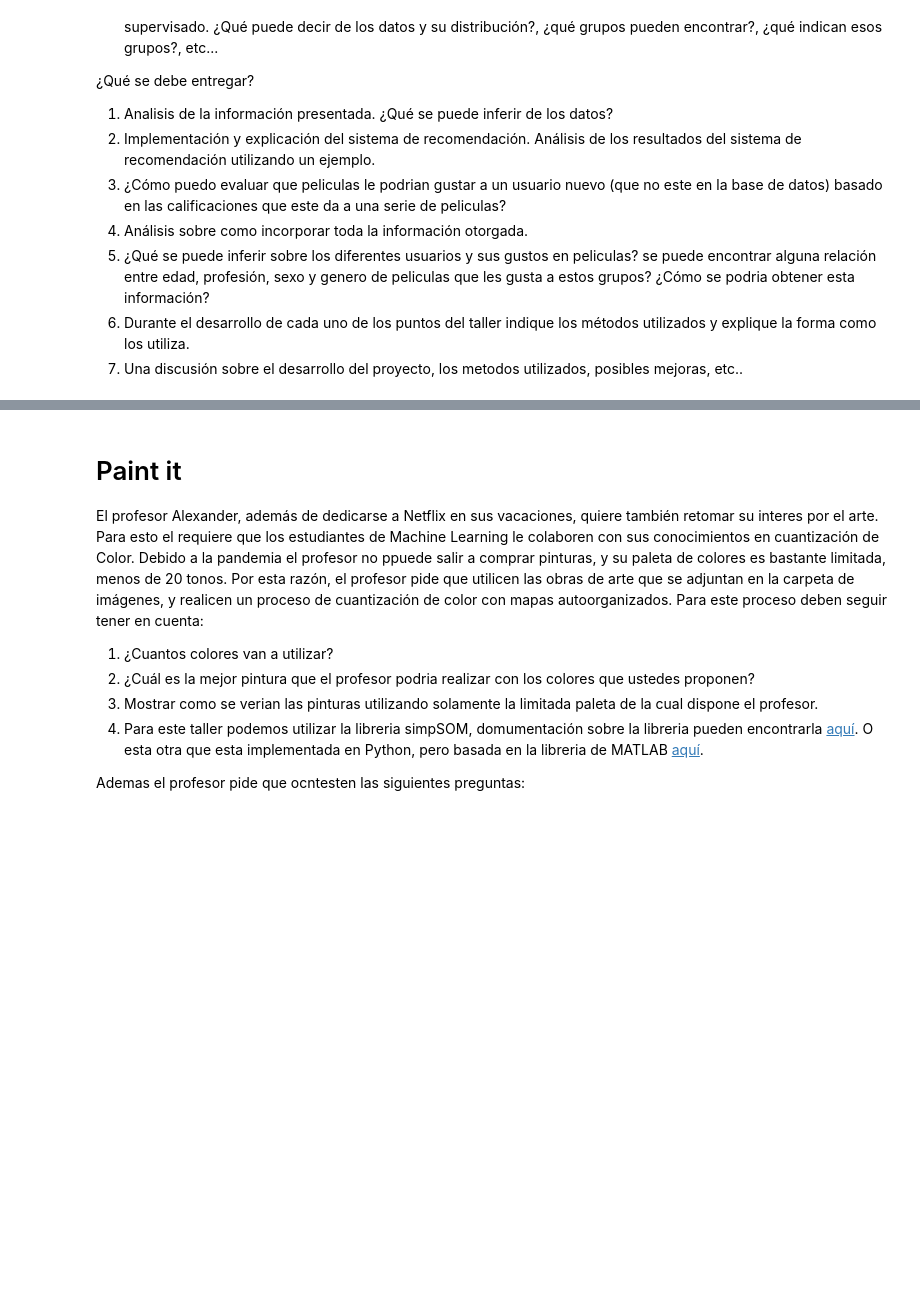
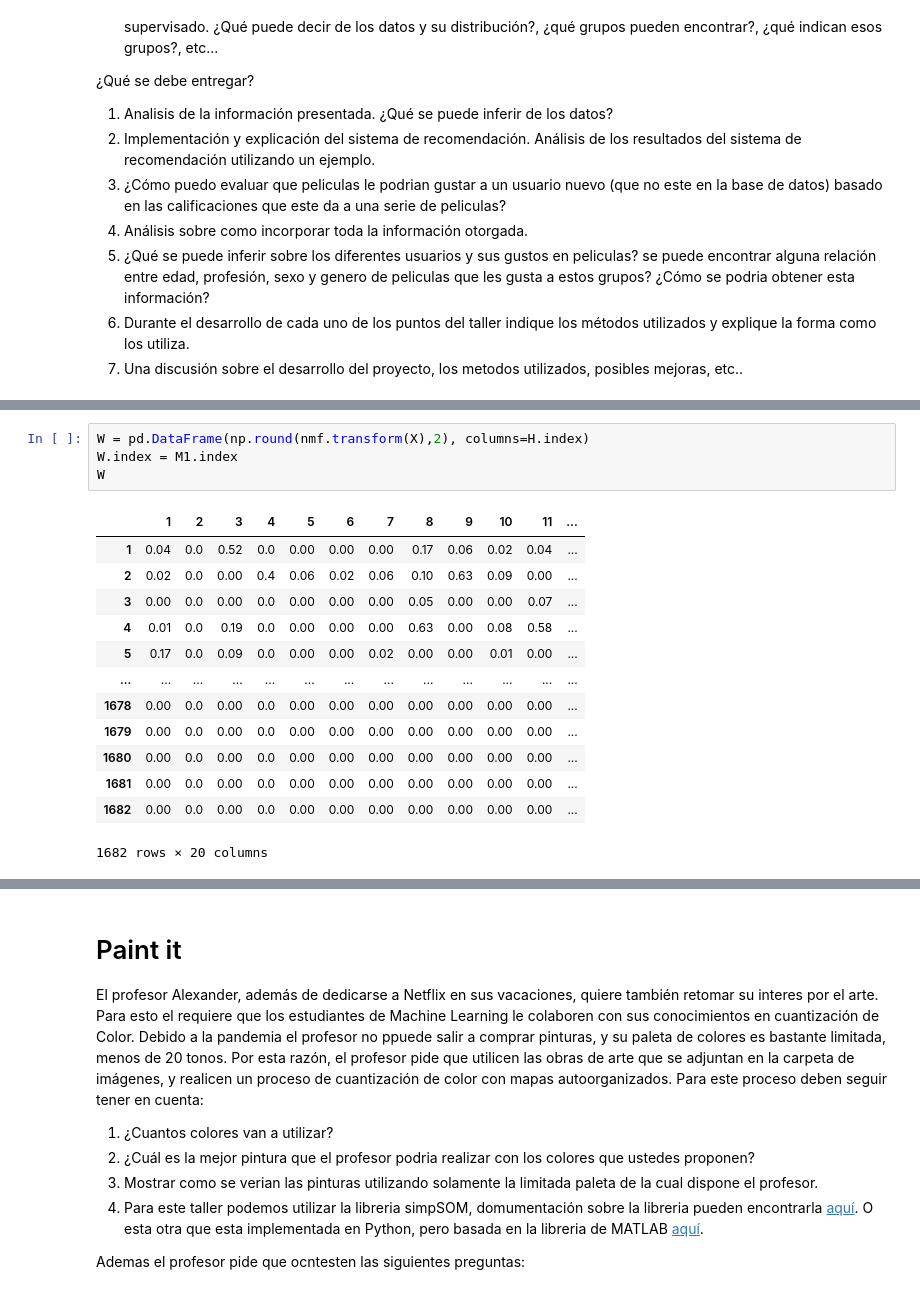
Before and after one commit to Santiago1325/Unsupervised-Learning, a Jupyter notebook: Proyecto 3 Unsupervised Learning.ipynb, the cells around one changed output, grey strips where cells are left out. Drawn from its saved outputs; the diff is of its cells as text; blank space fills up the shorter version.

```diff
--- a/Proyecto 3 Unsupervised Learning.ipynb
+++ b/Proyecto 3 Unsupervised Learning.ipynb
@@ -47,0 +93,18 @@ array([0., 0., 0., ..., 0., 0., 0.])
+# %%
+W = pd.DataFrame(np.round(nmf.transform(X),2), columns=H.index)
+W.index = M1.index
+W
+# %% [output]
+|  | 1 | 2 | 3 | 4 | 5 | 6 | 7 | 8 | 9 | 10 | 11 | ... |
+| 1 | 0.04 | 0.0 | 0.52 | 0.0 | 0.00 | 0.00 | 0.00 | 0.17 | 0.06 | 0.02 | 0.04 | ... |
+| 2 | 0.02 | 0.0 | 0.00 | 0.4 | 0.06 | 0.02 | 0.06 | 0.10 | 0.63 | 0.09 | 0.00 | ... |
+| 3 | 0.00 | 0.0 | 0.00 | 0.0 | 0.00 | 0.00 | 0.00 | 0.05 | 0.00 | 0.00 | 0.07 | ... |
+| 4 | 0.01 | 0.0 | 0.19 | 0.0 | 0.00 | 0.00 | 0.00 | 0.63 | 0.00 | 0.08 | 0.58 | ... |
+| 5 | 0.17 | 0.0 | 0.09 | 0.0 | 0.00 | 0.00 | 0.02 | 0.00 | 0.00 | 0.01 | 0.00 | ... |
+| ... | ... | ... | ... | ... | ... | ... | ... | ... | ... | ... | ... | ... |
+| 1678 | 0.00 | 0.0 | 0.00 | 0.0 | 0.00 | 0.00 | 0.00 | 0.00 | 0.00 | 0.00 | 0.00 | ... |
+| 1679 | 0.00 | 0.0 | 0.00 | 0.0 | 0.00 | 0.00 | 0.00 | 0.00 | 0.00 | 0.00 | 0.00 | ... |
+| 1680 | 0.00 | 0.0 | 0.00 | 0.0 | 0.00 | 0.00 | 0.00 | 0.00 | 0.00 | 0.00 | 0.00 | ... |
+| 1681 | 0.00 | 0.0 | 0.00 | 0.0 | 0.00 | 0.00 | 0.00 | 0.00 | 0.00 | 0.00 | 0.00 | ... |
+| 1682 | 0.00 | 0.0 | 0.00 | 0.0 | 0.00 | 0.00 | 0.00 | 0.00 | 0.00 | 0.00 | 0.00 | ... |
+1682 rows × 20 columns
```
Also changed, not shown: parts of 8 cells of this notebook.
